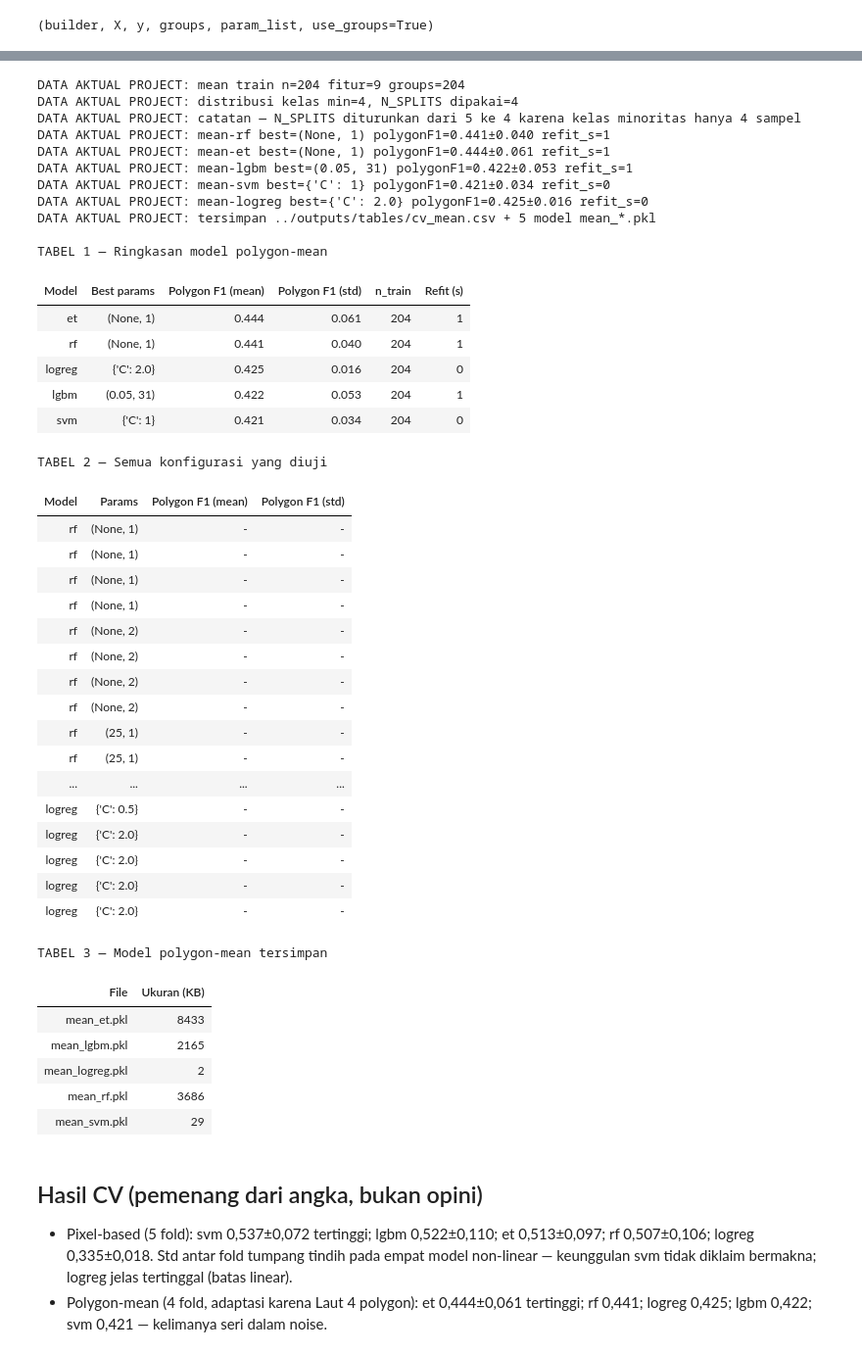
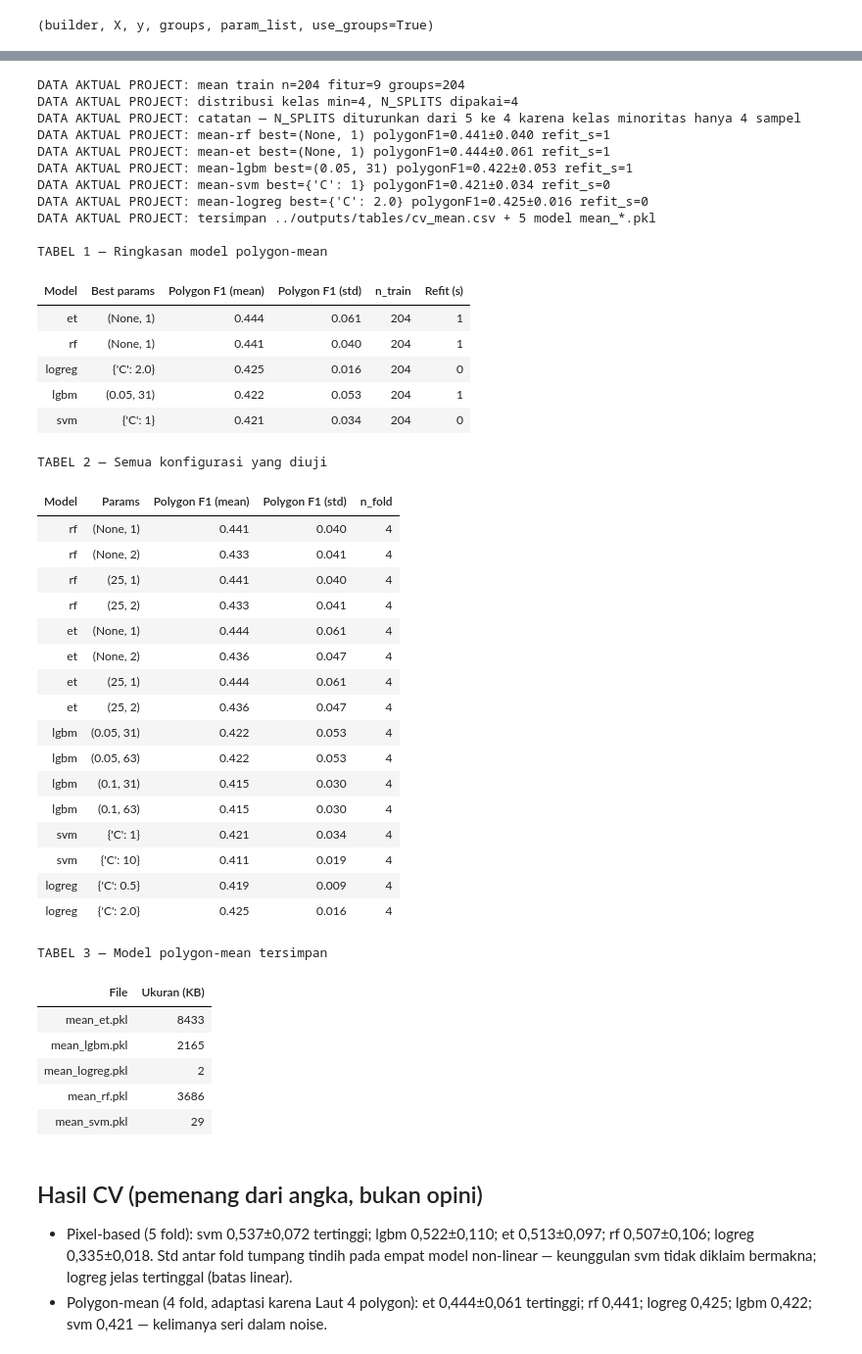
Before and after one commit to Rahardian-Ananta/PSD-Klasifikasi-Lahan, a Jupyter notebook: notebooks/04_modeling.ipynb, the cells around one changed output, grey strips where cells are left out. Shown at 98% size. Drawn from its saved outputs; the diff is of its cells as text; code cells hidden in the pictures.

```diff
--- a/notebooks/04_modeling.ipynb
+++ b/notebooks/04_modeling.ipynb
@@ -250,17 +252,17 @@ tab1 = pd.DataFrame(rows).sort_values("Polygon F1 (mean)", ascending=False)
 print("\nTABEL 1 — Ringkasan model pixel-based")
 display(HTML(tab1.to_html(index=False, justify="left", border=1)))
 
-# TABEL 2 — Semua konfigurasi yang diuji
+# TABEL 2 — Semua konfigurasi yang diuji (agregasi per model x params)
 det_rows = []
 for m, v in RES.items():
-    for r in v.get("recs", []):
-        mean_val = r.get("mean_polygon_f1")
-        std_val = r.get("std_polygon_f1")
+    recs = pd.DataFrame(v.get("recs", []))
+    for prm, grp in recs.groupby("params", sort=False):
         det_rows.append({
             "Model": m,
-            "Params": str(r.get("params", "-")),
-            "Polygon F1 (mean)": f"{mean_val:.3f}" if isinstance(mean_val, (int, float)) else "-",
-            "Polygon F1 (std)": f"{std_val:.3f}" if isinstance(std_val, (int, float)) else "-",
+            "Params": str(prm),
+            "Polygon F1 (mean)": f"{grp['polygon_f1'].mean():.3f}",
+            "Polygon F1 (std)": f"{np.std(grp['polygon_f1'].to_numpy(), ddof=0):.3f}",
+            "n_fold": int(grp["polygon_f1"].count()),
         })
 tab2 = pd.DataFrame(det_rows)
 
@@ -475,17 +477,17 @@ tab1 = pd.DataFrame(rows).sort_values("Polygon F1 (mean)", ascending=False)
 print("\nTABEL 1 — Ringkasan model polygon-mean")
 display(HTML(tab1.to_html(index=False, justify="left", border=1)))
 
-# TABEL 2 — Semua konfigurasi yang diuji
+# TABEL 2 — Semua konfigurasi yang diuji (agregasi per model x params)
 det_rows = []
 for m, v in RESM.items():
-    for r in v.get("recs", []):
-        mean_val = r.get("mean_polygon_f1")
-        std_val = r.get("std_polygon_f1")
+    recs = pd.DataFrame(v.get("recs", []))
+    for prm, grp in recs.groupby("params", sort=False):
         det_rows.append({
             "Model": m,
-            "Params": str(r.get("params", "-")),
-            "Polygon F1 (mean)": f"{mean_val:.3f}" if isinstance(mean_val, (int, float)) else "-",
-            "Polygon F1 (std)": f"{std_val:.3f}" if isinstance(std_val, (int, float)) else "-",
+            "Params": str(prm),
+            "Polygon F1 (mean)": f"{grp['polygon_f1'].mean():.3f}",
+            "Polygon F1 (std)": f"{np.std(grp['polygon_f1'].to_numpy(), ddof=0):.3f}",
+            "n_fold": int(grp["polygon_f1"].count()),
         })
 tab2 = pd.DataFrame(det_rows)
 
@@ -498,50 +500,50 @@ else:
 # TABEL 3 — Model tersimpan
 model_files = sorted(f for f in os.listdir("../outputs/models") if f.startswith("mean_"))
 tab3 = pd.DataFrame({
     "File": model_files,
     "Ukuran (KB)": [
         f"{os.path.getsize(os.path.join('../outputs/models', f)) / 1024:.0f}"
         for f in model_files
     ],
 })
 print("\nTABEL 3 — Model polygon-mean tersimpan")
 display(HTML(tab3.to_html(index=False, justify="left", border=1)))
 # %% [output]
 DATA AKTUAL PROJECT: mean train n=204 fitur=9 groups=204
 DATA AKTUAL PROJECT: distribusi kelas min=4, N_SPLITS dipakai=4
 DATA AKTUAL PROJECT: catatan — N_SPLITS diturunkan dari 5 ke 4 karena kelas minoritas hanya 4 sampel
 DATA AKTUAL PROJECT: mean-rf best=(None, 1) polygonF1=0.441±0.040 refit_s=1
 DATA AKTUAL PROJECT: mean-et best=(None, 1) polygonF1=0.444±0.061 refit_s=1
 DATA AKTUAL PROJECT: mean-lgbm best=(0.05, 31) polygonF1=0.422±0.053 refit_s=1
 DATA AKTUAL PROJECT: mean-svm best={'C': 1} polygonF1=0.421±0.034 refit_s=0
 DATA AKTUAL PROJECT: mean-logreg best={'C': 2.0} polygonF1=0.425±0.016 refit_s=0
 DATA AKTUAL PROJECT: tersimpan ../outputs/tables/cv_mean.csv + 5 model mean_*.pkl
 
 TABEL 1 — Ringkasan model polygon-mean
 | Model | Best params | Polygon F1 (mean) | Polygon F1 (std) | n_train | Refit (s) |
 | et | (None, 1) | 0.444 | 0.061 | 204 | 1 |
 | rf | (None, 1) | 0.441 | 0.040 | 204 | 1 |
 | logreg | {'C': 2.0} | 0.425 | 0.016 | 204 | 0 |
 | lgbm | (0.05, 31) | 0.422 | 0.053 | 204 | 1 |
 | svm | {'C': 1} | 0.421 | 0.034 | 204 | 0 |
 TABEL 2 — Semua konfigurasi yang diuji
-| Model | Params | Polygon F1 (mean) | Polygon F1 (std) |
-| rf | (None, 1) | - | - |
-| rf | (None, 1) | - | - |
-| rf | (None, 1) | - | - |
-| rf | (None, 1) | - | - |
-| rf | (None, 2) | - | - |
-| rf | (None, 2) | - | - |
-| rf | (None, 2) | - | - |
-| rf | (None, 2) | - | - |
-| rf | (25, 1) | - | - |
-| rf | (25, 1) | - | - |
-| ... | ... | ... | ... |
-| logreg | {'C': 0.5} | - | - |
-| logreg | {'C': 2.0} | - | - |
-| logreg | {'C': 2.0} | - | - |
-| logreg | {'C': 2.0} | - | - |
-| logreg | {'C': 2.0} | - | - |
+| Model | Params | Polygon F1 (mean) | Polygon F1 (std) | n_fold |
+| rf | (None, 1) | 0.441 | 0.040 | 4 |
+| rf | (None, 2) | 0.433 | 0.041 | 4 |
+| rf | (25, 1) | 0.441 | 0.040 | 4 |
+| rf | (25, 2) | 0.433 | 0.041 | 4 |
+| et | (None, 1) | 0.444 | 0.061 | 4 |
+| et | (None, 2) | 0.436 | 0.047 | 4 |
+| et | (25, 1) | 0.444 | 0.061 | 4 |
+| et | (25, 2) | 0.436 | 0.047 | 4 |
+| lgbm | (0.05, 31) | 0.422 | 0.053 | 4 |
+| lgbm | (0.05, 63) | 0.422 | 0.053 | 4 |
+| lgbm | (0.1, 31) | 0.415 | 0.030 | 4 |
+| lgbm | (0.1, 63) | 0.415 | 0.030 | 4 |
+| svm | {'C': 1} | 0.421 | 0.034 | 4 |
+| svm | {'C': 10} | 0.411 | 0.019 | 4 |
+| logreg | {'C': 0.5} | 0.419 | 0.009 | 4 |
+| logreg | {'C': 2.0} | 0.425 | 0.016 | 4 |
 TABEL 3 — Model polygon-mean tersimpan
 | File | Ukuran (KB) |
 | mean_et.pkl | 8433 |
```
Also changed, not shown: parts of 7 cells of this notebook, 7 other files.
